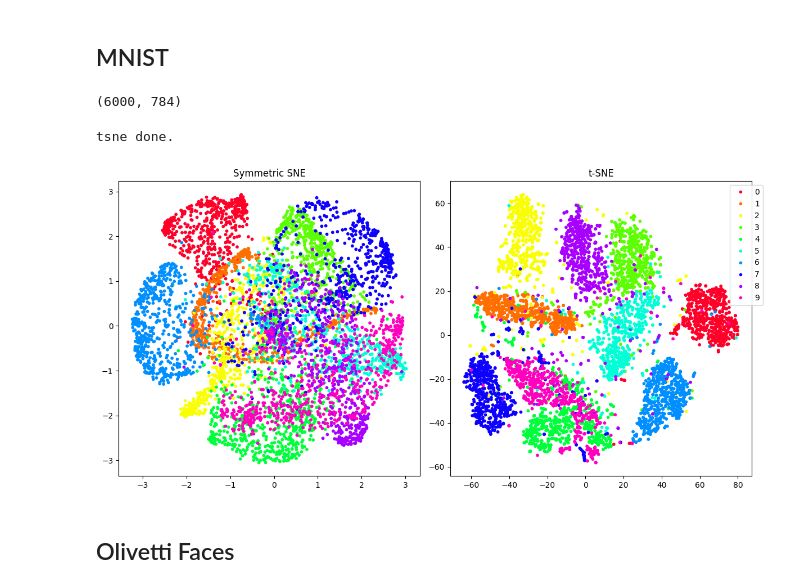
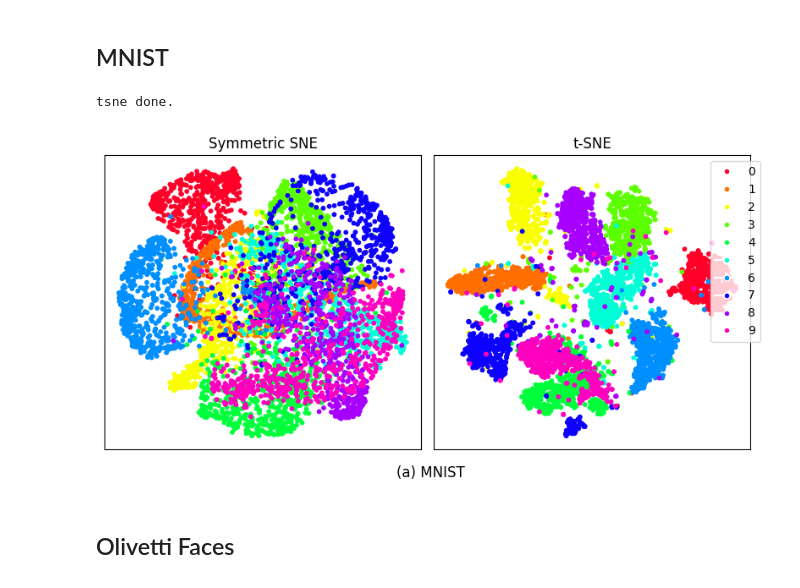
Before and after one commit to j-c-carr/Revisiting-Data-Visualization-with-t-SNE, a Jupyter notebook: crowding_problem.ipynb, the cells around one changed output. Cells and saved outputs as stored; diff of their text form; code cells hidden in the pictures.

Commit message:
Add pca reduction for MNIST

```diff
--- a/crowding_problem.ipynb
+++ b/crowding_problem.ipynb
@@ -19,12 +19,17 @@ def plot_sym_and_tsne(X_tsne, X_sym_sne, y, title, legend=True, show=True, save=
     """
     Plot 2D visualization of the representations. Assumes there are six representations.
     """
-    fig, ax = plt.subplots(1, 2, figsize=(12, 6))
+    fig, ax = plt.subplots(1, 2, figsize=(8, 4))
     ax[0].scatter(X_sym_sne[:, 0], X_sym_sne[:, 1], c=y, cmap=plt.cm.gist_rainbow, s=10)
     ax[0].set_title('Symmetric SNE')
+    ax[0].set_xticks([])
+    ax[0].set_yticks([])
 
     ax[1].scatter(X_tsne[:, 0], X_tsne[:, 1], c=y, cmap=plt.cm.gist_rainbow, s=10)
     ax[1].set_title('t-SNE')
+    ax[1].set_xticks([])
+    ax[1].set_yticks([])
+
 
 
     if legend:
@@ -36,6 +41,8 @@ def plot_sym_and_tsne(X_tsne, X_sym_sne, y, title, legend=True, show=True, save=
     # plt.clim(-0.5, 9.5)
     # plt.axis('off')
     plt.tight_layout()
+    fig.suptitle('(a) MNIST', y=-0.01)
+
     if save:
         plt.savefig(f"out/figures/{title}.png", dpi=400)
     if show:
@@ -46,30 +53,30 @@ def plot_sym_and_tsne(X_tsne, X_sym_sne, y, title, legend=True, show=True, save=
 classes = [i for i in range(10)]
 X_mnist_subset, y_minst_subset = load_data('mnist', save_if_not_found=True, classes=classes, samples_per_class=600)
 X_mnist_subset.shape
+pca_mnist = PCA(n_components=30)
+X_mnist_pca = pca_mnist.fit_transform(X_mnist_subset)
-# %% [output]
-(6000, 784)
 # %%
 tsne = TSNE(n_components=2, perplexity=40)
-X_tsne = tsne.fit_transform(X_mnist_subset)
+X_tsne = tsne.fit_transform(X_mnist_pca)
 print('tsne done.')
 sym_sne = SymmetricSNE(perplexity=40)
-X_sym_sne = sym_sne.fit_transform(X_mnist_subset, P_file='data/p_joint/mnist_6k.pkl')
+X_sym_sne = sym_sne.fit_transform(X_mnist_pca, P_file='data/p_joint/mnist_6k.pkl')
 
 map_points = {'tsne': X_tsne, 'sym_sne': X_sym_sne}
-with open('out/map_points/mnist_6k.pkl', 'wb') as f:
+with open('out/map_points/mnist_6k_pca30.pkl', 'wb') as f:
     pickle.dump(map_points, f, pickle.HIGHEST_PROTOCOL)
 # %% [output]
 tsne done.
 # %%
 # To plot: for each data set, plot the difference
-with open('out/map_points/mnist_6k.pkl', 'rb') as f:
+with open('out/map_points/mnist_6k_pca30.pkl', 'rb') as f:
     data = pickle.load(f)
 X_mnist_tsne = data['tsne']
 X_mnist_sym_sne = data['sym_sne']
 
-plot_sym_and_tsne(X_mnist_tsne, X_mnist_sym_sne, y_minst_subset, title='mnist_crowding', save=False)
+plot_sym_and_tsne(X_mnist_tsne, X_mnist_sym_sne, y_minst_subset, title='mnist_crowding', save=True)
 # %% [output]
-[figure, old version]
+[figure, new version]
 # %% [markdown]
 ## Olivetti Faces
 # %%
```
Also changed, not shown: parts of 2 cells of this notebook, 1 other file.
